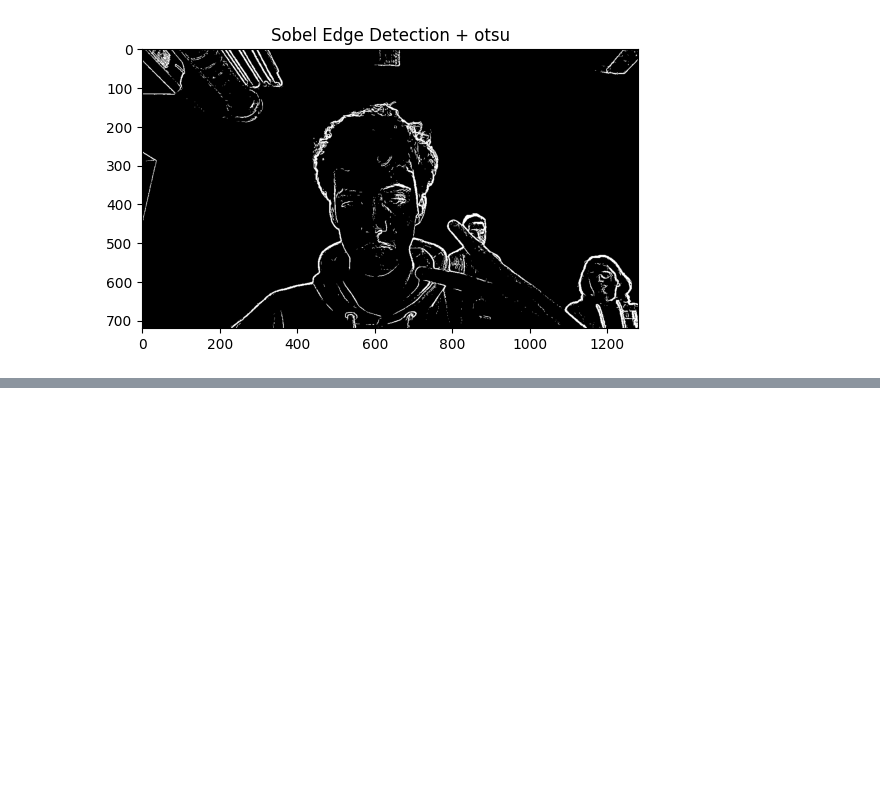
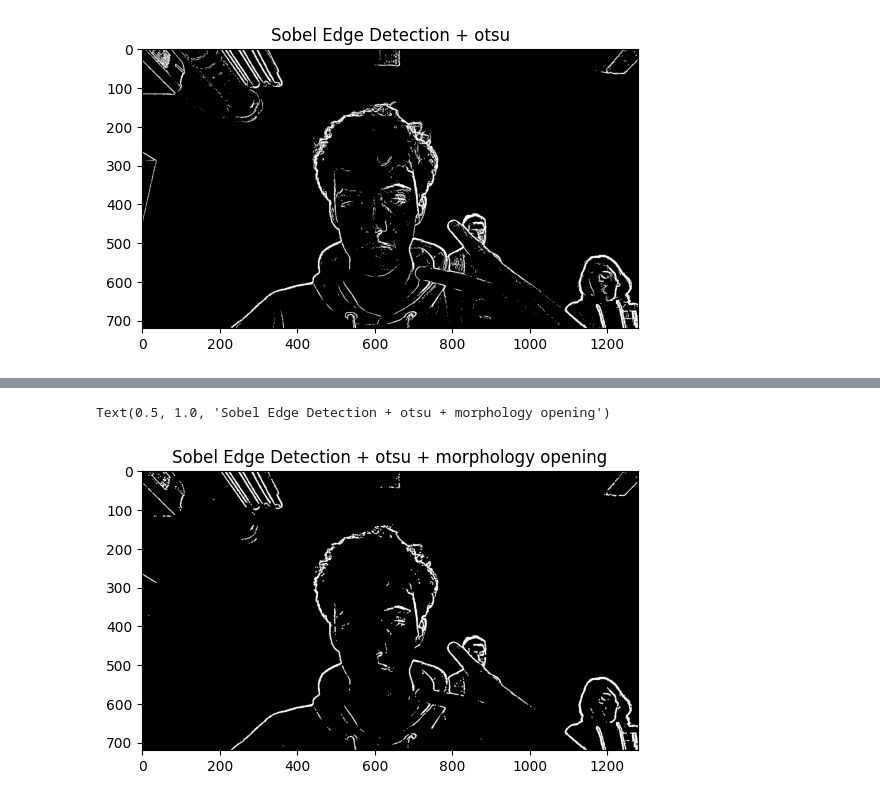
Before and after one commit to PierreVandel/analyse-images-cartoon, a Jupyter notebook: Cartoon.ipynb, the cells around one changed output, grey strips where cells are left out. Drawn from its saved outputs; the diff is of its cells as text; code cells hidden in the pictures; blank space fills up the shorter version.

```diff
--- a/Cartoon.ipynb
+++ b/Cartoon.ipynb
@@ -95,0 +113,6 @@ Text(0.5, 1.0, 'Sobel Edge Detection + otsu')
+# %%
+plt.imshow(morphology.opening(image_binarized), cmap="gray")
+plt.title("Sobel Edge Detection + otsu + morphology opening")
+# %% [output]
+Text(0.5, 1.0, 'Sobel Edge Detection + otsu + morphology opening')
+[figure, added]
```
Also changed, not shown: parts of 7 cells of this notebook.
